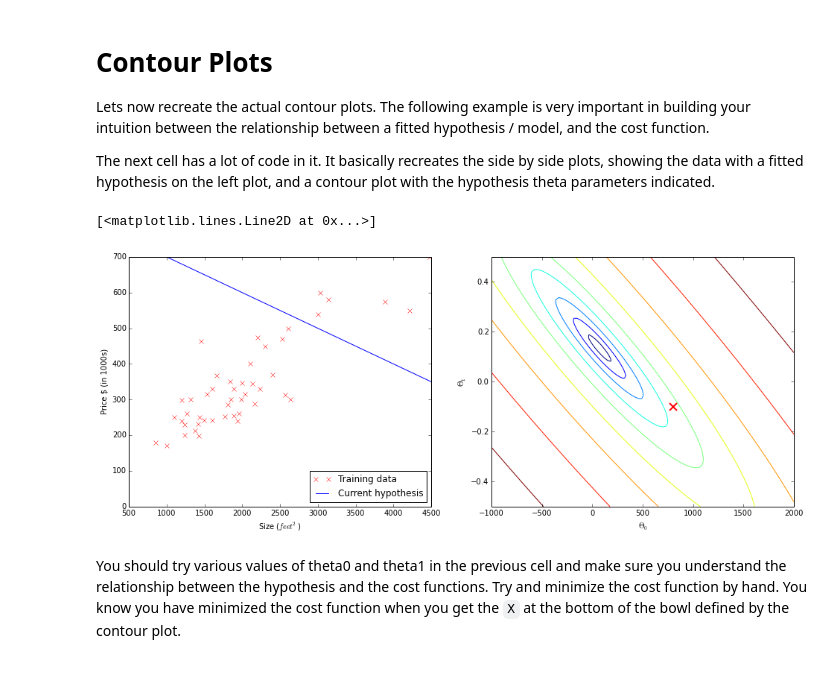
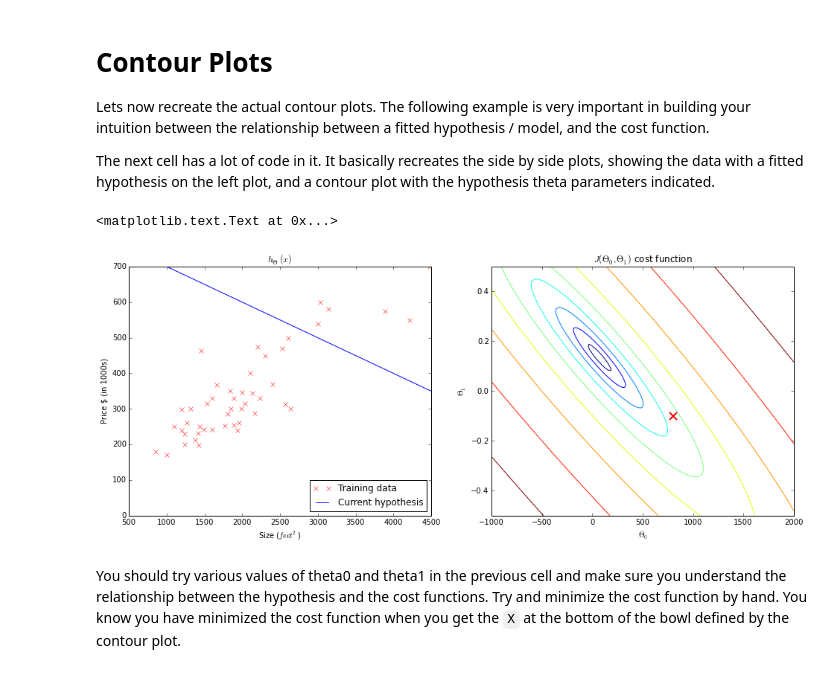
Before and after one commit to tgrasty/CSCI574-Machine-Learning, a Jupyter notebook: Lecture-03-Linear-Regression-With-One-Variable.ipynb, the cells around one changed output. Cells and saved outputs as stored; diff of their text form; code cells hidden in the pictures.

Commit message:
Fixed some typos with contour figure plots and labels.

```diff
--- a/Lecture-03-Linear-Regression-With-One-Variable.ipynb
+++ b/Lecture-03-Linear-Regression-With-One-Variable.ipynb
@@ -434,37 +434,38 @@ fig = plt.figure(figsize=(16,6))
 # hypothesis theta0, theta1
 plt.subplot(1, 2, 1)
 plt.plot(x, y, 'rx', label='Training data')
 
 # display line representing the theta0, theta1 hypothesis
 model_x = np.linspace(0, 4500, 100)
 hypothesis_y = theta0 + theta1 * model_x
 plt.plot(model_x, hypothesis_y, 'b-', label='Current hypothesis')
 
 plt.axis([500, 4500, 0, 700])
 plt.legend(loc=4)
 plt.xlabel('Size ($feet^2$)')
 plt.ylabel('Price $ (in 1000s)')
-
+plt.title('$h_\Theta(x)$')
 
 ### RIGHT subplot
 # show contour plot of the cost function J
 plt.subplot(1, 2, 2)
 t0 = np.linspace(-1000, 2000, 100)
 t1 = np.linspace(-0.5, 0.5, 100)
 T0, T1 = np.meshgrid(t0, t1)
 cost = cost_function_2(T0, T1)
 
 p = plt.contour(T0, T1, log(cost), 10, cmap=cm.jet)
 
-#cb = fig.colorbar(p, shrink=0.8)
+#cb = fig.colorbar(p, shrink=0.8) # uncomment if you want to see colorbar showing log value of the cost
 plt.xlabel('$\Theta_0$')
 plt.ylabel('$\Theta_1$')
 
 # plot the location of theta0, theta1 on the contour plot
 plt.plot(theta0, theta1, 'rx', ms=10.0, mew=2.0)
+plt.title('$J(\Theta_0, \Theta_1)$ cost function')
 # %% [output]
-[<matplotlib.lines.Line2D at 0x...>]
+<matplotlib.text.Text at 0x...>
-[figure, old version]
+[figure, new version]
 # %% [markdown]
 You should try various values of theta0 and theta1 in the previous cell and make sure you understand the relationship between
 the hypothesis and the cost functions.  Try and minimize the cost function by hand.  You know you have minimized the cost function
```
Also changed, not shown: parts of 1 cell of this notebook.
